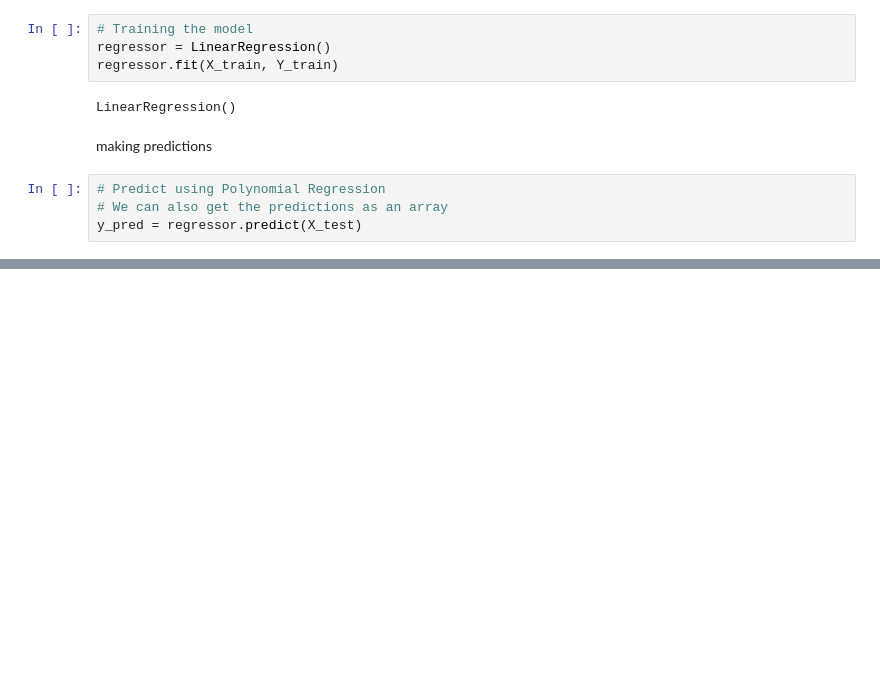
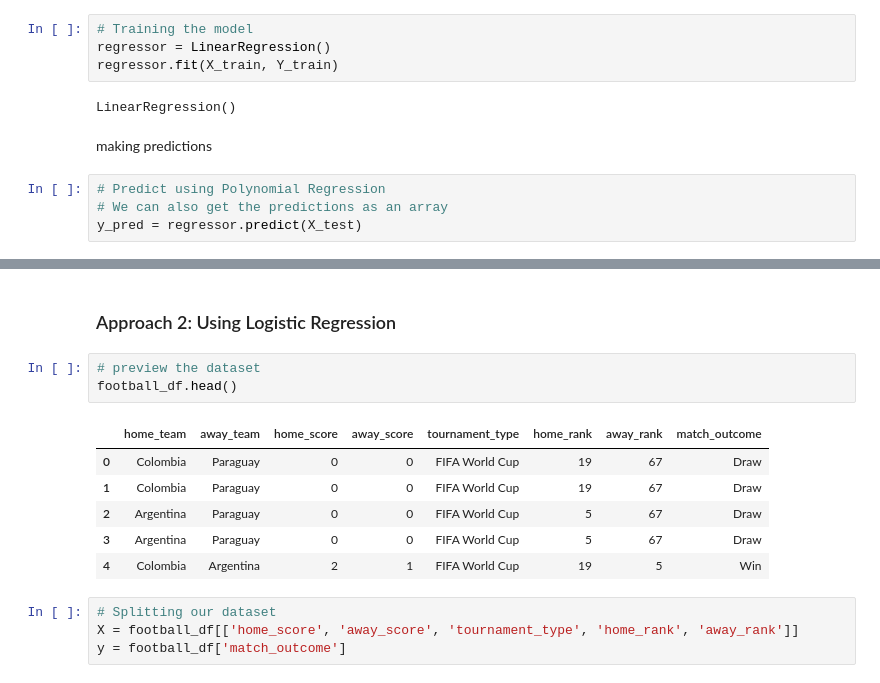
Before and after one commit to hellen2021/Football-Analysis-Mchezopesa-Limited, a Jupyter notebook: Supervised_Learning_Regression_week1_IP_Core_Module2_15_04_2022_Hellen_Cheptoo.ipynb, the cells around one changed output, grey strips where cells are left out. Drawn from its saved outputs; the diff is of its cells as text; blank space fills up the shorter version.

```diff
--- a/Supervised_Learning_Regression_week1_IP_Core_Module2_15_04_2022_Hellen_Cheptoo.ipynb
+++ b/Supervised_Learning_Regression_week1_IP_Core_Module2_15_04_2022_Hellen_Cheptoo.ipynb
@@ -616,0 +814,16 @@ The RMSE score for the model :  1.3935208689818825
+# %% [markdown]
+### Approach 2: Using Logistic Regression
+# %%
+# preview the dataset
+football_df.head()
+# %% [output]
+|  | home_team | away_team | home_score | away_score | tournament_type | home_rank | away_rank | match_outcome |
+| 0 | Colombia | Paraguay | 0 | 0 | FIFA World Cup | 19 | 67 | Draw |
+| 1 | Colombia | Paraguay | 0 | 0 | FIFA World Cup | 19 | 67 | Draw |
+| 2 | Argentina | Paraguay | 0 | 0 | FIFA World Cup | 5 | 67 | Draw |
+| 3 | Argentina | Paraguay | 0 | 0 | FIFA World Cup | 5 | 67 | Draw |
+| 4 | Colombia | Argentina | 2 | 1 | FIFA World Cup | 19 | 5 | Win |
+# %%
+# Splitting our dataset
+X = football_df[['home_score', 'away_score', 'tournament_type', 'home_rank', 'away_rank']]
+y = football_df['match_outcome']
```
Also changed, not shown: parts of 39 cells of this notebook.
